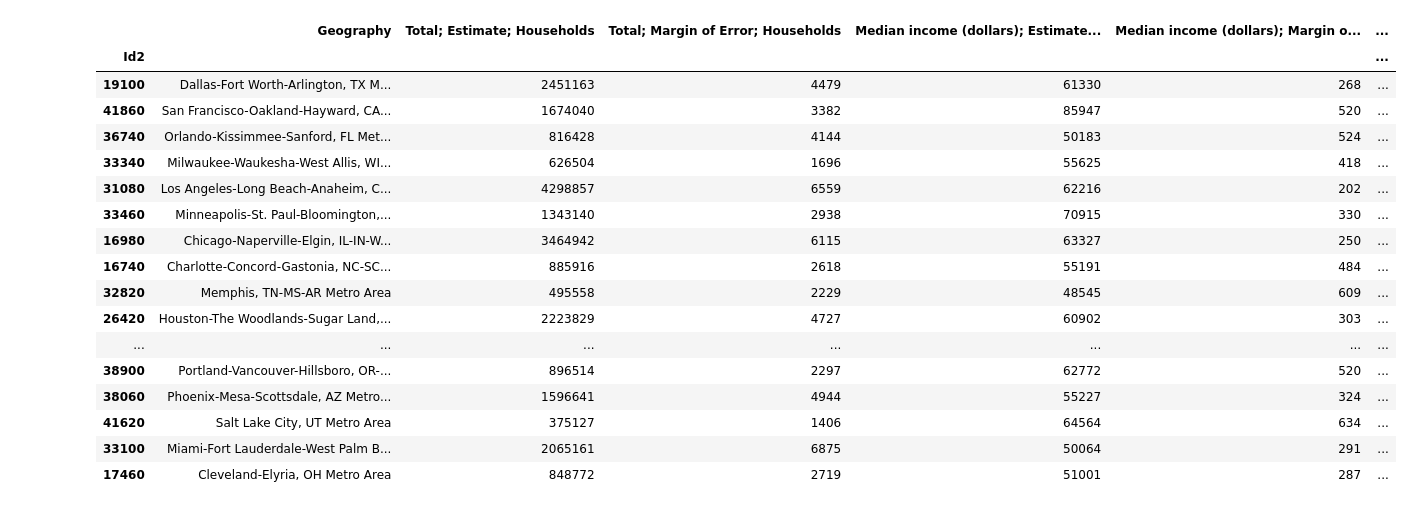
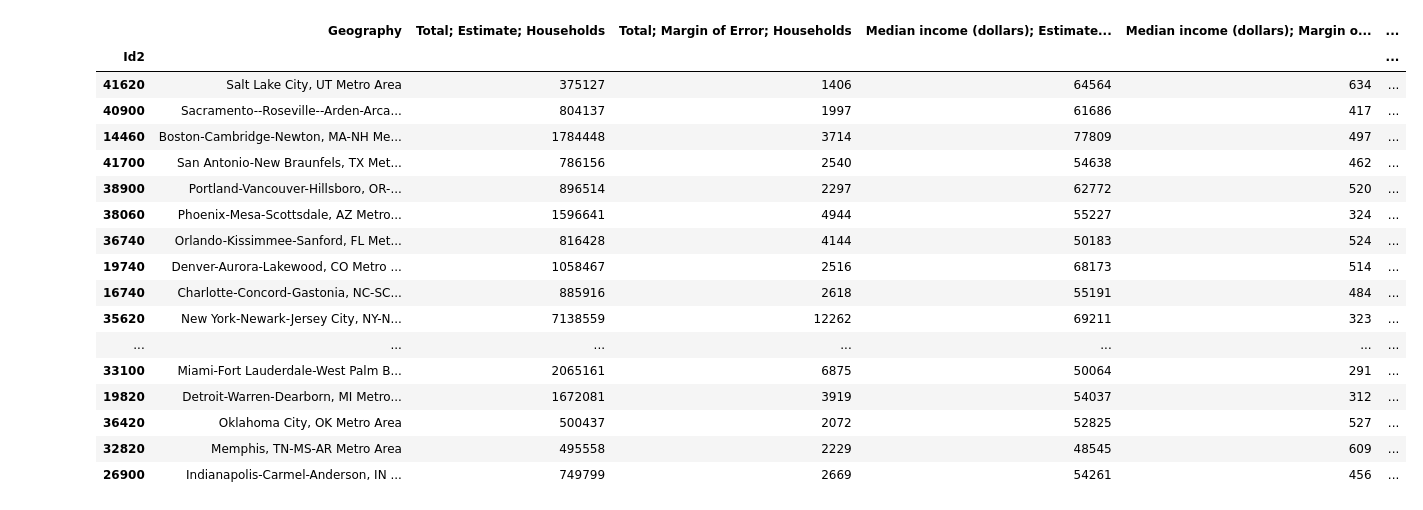
Before and after one commit to FB-Reda/HomeFieldAdvantage, a Jupyter notebook: HomeFieldAdvantage.ipynb, the cells around one changed output. Drawn from its saved outputs; the diff is of its cells as text; code cells hidden in the pictures.

```diff
--- a/HomeFieldAdvantage.ipynb
+++ b/HomeFieldAdvantage.ipynb
@@ -1,47 +1,53 @@
 # %%
 import pandas as pd
 
 #Set Up Dataframe of Census Data desired, but with all cities
 #dfc = Dataframe of all Census Cities
-dfc = pd.read_csv("/Users/Becket/GitHub/HomeFieldAdvantage/datasets/census-data/ACS_16_5YR_S1903.csv", encoding='latin-1', index_col=[1], header = 1)
+dfc = pd.read_csv("~/GitHub/HomeFieldAdvantage/datasets/census-data/ACS_16_5YR_S1903.csv", encoding='latin-1', index_col=[1], header = 1)
+
+
 dfc = dfc[['Geography',
-         'Total; Estimate; Households','Total; Margin of Error; Households', 'Median income (dollars); Estimate; Households', 'Median income (dollars); Margin of Error; Households',
-         'Total; Estimate; FAMILIES - Families', 'Total; Margin of Error; FAMILIES - Families', 'Median income (dollars); Estimate; FAMILIES - Families', 'Median income (dollars); Margin of Error; FAMILIES - Families',
-         'Total; Estimate; NONFAMILY HOUSEHOLDS - Nonfamily households', 'Total; Margin of Error; NONFAMILY HOUSEHOLDS - Nonfamily households', 'Median income (dollars); Estimate; NONFAMILY HOUSEHOLDS - Nonfamily households', 'Median income (dollars); Margin of Error; NONFAMILY HOUSEHOLDS - Nonfamily households']]
+           'Total; Estimate; Households','Total; Margin of Error; Households',
+           'Median income (dollars); Estimate; Households', 'Median income (dollars); Margin of Error; Households',
+           'Total; Estimate; FAMILIES - Families', 'Total; Margin of Error; FAMILIES - Families',
+           'Median income (dollars); Estimate; FAMILIES - Families', 'Median income (dollars); Margin of Error; FAMILIES - Families',
+           'Total; Estimate; NONFAMILY HOUSEHOLDS - Nonfamily households', 'Total; Margin of Error; NONFAMILY HOUSEHOLDS - Nonfamily households',
+           'Median income (dollars); Estimate; NONFAMILY HOUSEHOLDS - Nonfamily households', 'Median income (dollars); Margin of Error; NONFAMILY HOUSEHOLDS - Nonfamily households']]
 
 #Pare it down to desired Cities
 #dfc2 = Dataframe of NBA cities
-cityArr = {"Boston", "New York", "Philadelphia", "Chicago", "Cleveland-", "Detroit",
-       "Indianapolis", "Milwaukee", "Atlanta", "Charlotte-", "Miami", "Orlando",
-       "Washington", "Denver", "Minneapolis", "Oklahoma", "Portland-V", "Salt Lake",
-       "Oakland", "Los Angeles", "Phoenix", "Sacramento", "Dallas", "Houston",
-       "Memphis", "New Orleans", "San Antonio"}
+cityArr = {"Atlanta", "Boston", "Charlotte-", "Chicago", "Cleveland-",
+           "Dallas", "Denver", "Detroit", "Houston", "Indianapolis",
+           "Los Angeles", "Memphis", "Miami", "Milwaukee", "Minneapolis",
+           "New Orleans", "New York", "Oakland", "Oklahoma", "Orlando",
+           "Philadelphia", "Phoenix", "Portland-V", "Sacramento",
+           "Salt Lake", "San Antonio", "Washington"}
 
 dfc2 = pd.DataFrame()
 for city in cityArr:
     dfct = dfc[dfc['Geography'].str.contains(city)]
     dfc2 = dfc2.append(dfct, ignore_index=False)
 
 dfc2
 # %% [output]
 |  | Geography | Total; Estimate; Households | Total; Margin of Error; Households | Median income (dollars); Estimate... | Median income (dollars); Margin o... | ... |
 | Id2 |  |  |  |  |  | ... |
-| 19100 | Dallas-Fort Worth-Arlington, TX M... | 2451163 | 4479 | 61330 | 268 | ... |
-| 41860 | San Francisco-Oakland-Hayward, CA... | 1674040 | 3382 | 85947 | 520 | ... |
-| 36740 | Orlando-Kissimmee-Sanford, FL Met... | 816428 | 4144 | 50183 | 524 | ... |
-| 33340 | Milwaukee-Waukesha-West Allis, WI... | 626504 | 1696 | 55625 | 418 | ... |
-| 31080 | Los Angeles-Long Beach-Anaheim, C... | 4298857 | 6559 | 62216 | 202 | ... |
-| 33460 | Minneapolis-St. Paul-Bloomington,... | 1343140 | 2938 | 70915 | 330 | ... |
-| 16980 | Chicago-Naperville-Elgin, IL-IN-W... | 3464942 | 6115 | 63327 | 250 | ... |
-| 16740 | Charlotte-Concord-Gastonia, NC-SC... | 885916 | 2618 | 55191 | 484 | ... |
-| 32820 | Memphis, TN-MS-AR Metro Area | 495558 | 2229 | 48545 | 609 | ... |
-| 26420 | Houston-The Woodlands-Sugar Land,... | 2223829 | 4727 | 60902 | 303 | ... |
-| ... | ... | ... | ... | ... | ... | ... |
+| 41620 | Salt Lake City, UT Metro Area | 375127 | 1406 | 64564 | 634 | ... |
+| 40900 | Sacramento--Roseville--Arden-Arca... | 804137 | 1997 | 61686 | 417 | ... |
+| 14460 | Boston-Cambridge-Newton, MA-NH Me... | 1784448 | 3714 | 77809 | 497 | ... |
+| 41700 | San Antonio-New Braunfels, TX Met... | 786156 | 2540 | 54638 | 462 | ... |
 | 38900 | Portland-Vancouver-Hillsboro, OR-... | 896514 | 2297 | 62772 | 520 | ... |
 | 38060 | Phoenix-Mesa-Scottsdale, AZ Metro... | 1596641 | 4944 | 55227 | 324 | ... |
-| 41620 | Salt Lake City, UT Metro Area | 375127 | 1406 | 64564 | 634 | ... |
+| 36740 | Orlando-Kissimmee-Sanford, FL Met... | 816428 | 4144 | 50183 | 524 | ... |
+| 19740 | Denver-Aurora-Lakewood, CO Metro ... | 1058467 | 2516 | 68173 | 514 | ... |
+| 16740 | Charlotte-Concord-Gastonia, NC-SC... | 885916 | 2618 | 55191 | 484 | ... |
+| 35620 | New York-Newark-Jersey City, NY-N... | 7138559 | 12262 | 69211 | 323 | ... |
+| ... | ... | ... | ... | ... | ... | ... |
 | 33100 | Miami-Fort Lauderdale-West Palm B... | 2065161 | 6875 | 50064 | 291 | ... |
-| 17460 | Cleveland-Elyria, OH Metro Area | 848772 | 2719 | 51001 | 287 | ... |
+| 19820 | Detroit-Warren-Dearborn, MI Metro... | 1672081 | 3919 | 54037 | 312 | ... |
+| 36420 | Oklahoma City, OK Metro Area | 500437 | 2072 | 52825 | 527 | ... |
+| 32820 | Memphis, TN-MS-AR Metro Area | 495558 | 2229 | 48545 | 609 | ... |
+| 26900 | Indianapolis-Carmel-Anderson, IN ... | 749799 | 2669 | 54261 | 456 | ... |
 # %%
 import pandas as pd
 
```
Also changed, not shown: parts of 5 cells of this notebook, 1 other file.
